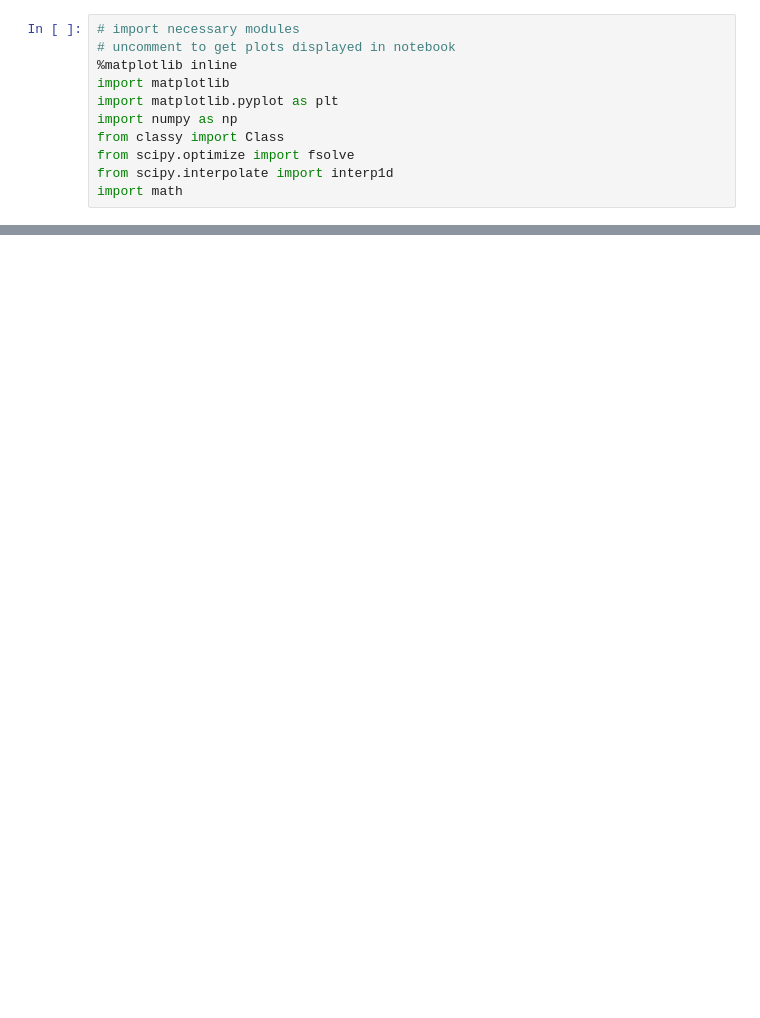
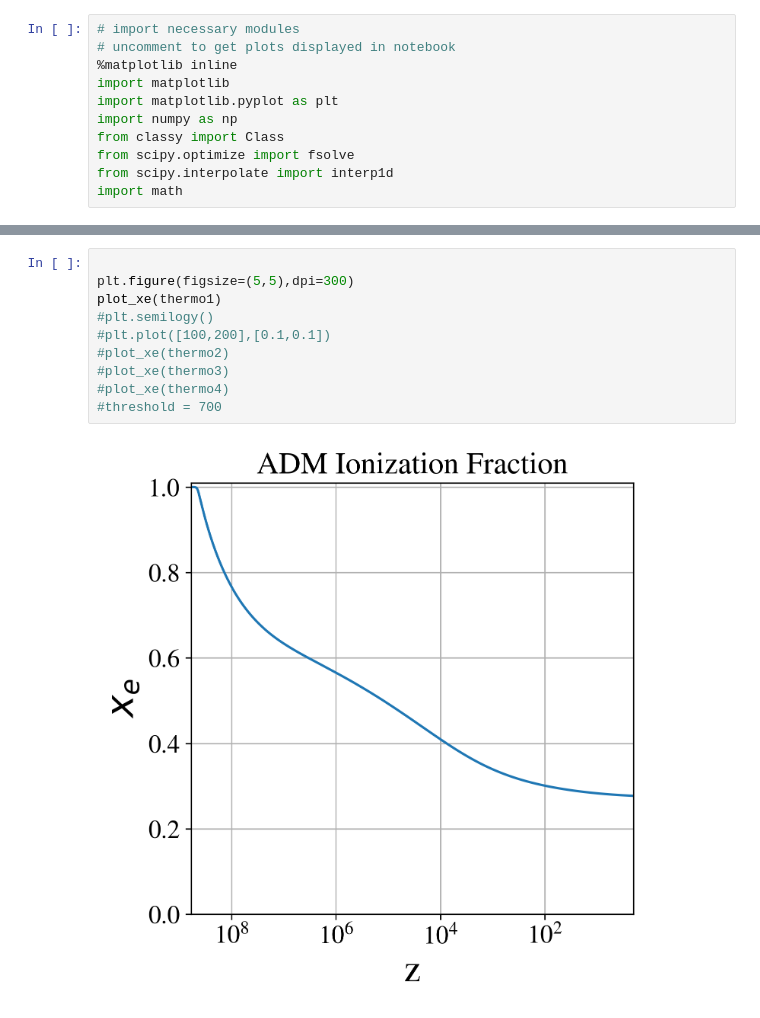
Before and after one commit to jp-barron/class_adm-3.1, a Jupyter notebook: notebooks/ADM HyRec Recombination Test.ipynb, the cells around one changed output, grey strips where cells are left out. Cells and saved outputs as stored; diff of their text form; blank space fills up the shorter version.

```diff
--- a/notebooks/ADM HyRec Recombination Test.ipynb
+++ b/notebooks/ADM HyRec Recombination Test.ipynb
@@ -65,0 +110,12 @@ thermo = compute_class(0.1,0.1,100,0.001,0.01)
+# %%
+
+plt.figure(figsize=(5,5),dpi=300)
+plot_xe(thermo1)
+#plt.semilogy()
+#plt.plot([100,200],[0.1,0.1])
+#plot_xe(thermo2)
+#plot_xe(thermo3)
+#plot_xe(thermo4)
+#threshold = 700
+# %% [output]
+[figure, added]
```
Also changed, not shown: parts of 9 cells of this notebook, 47 other files.
